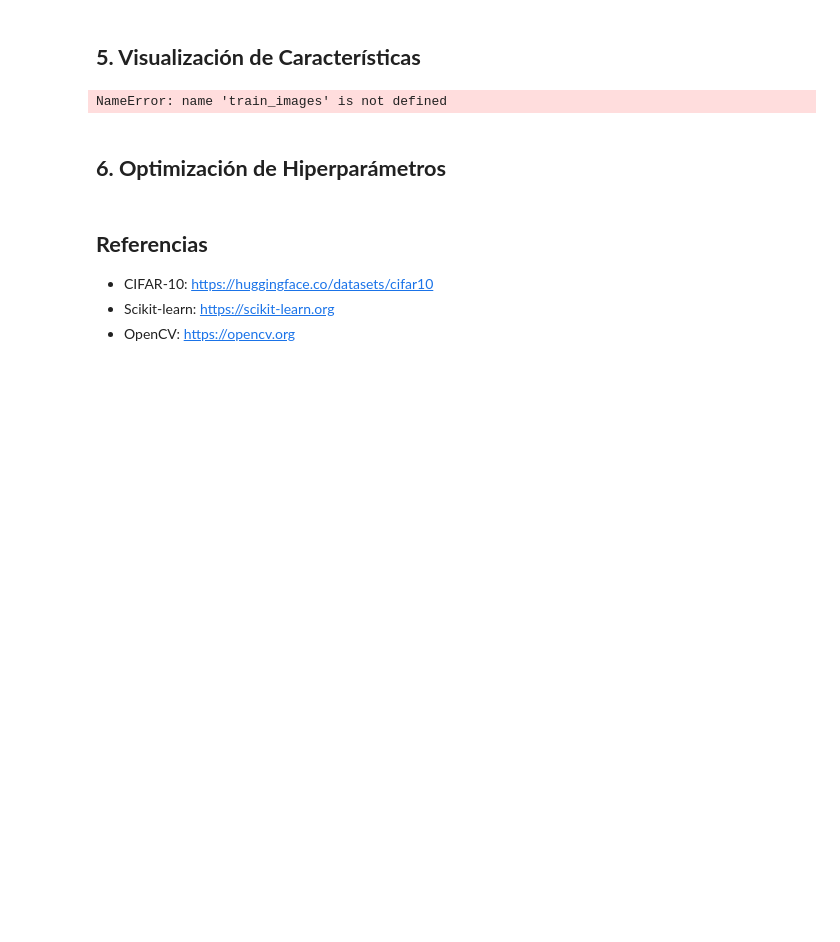
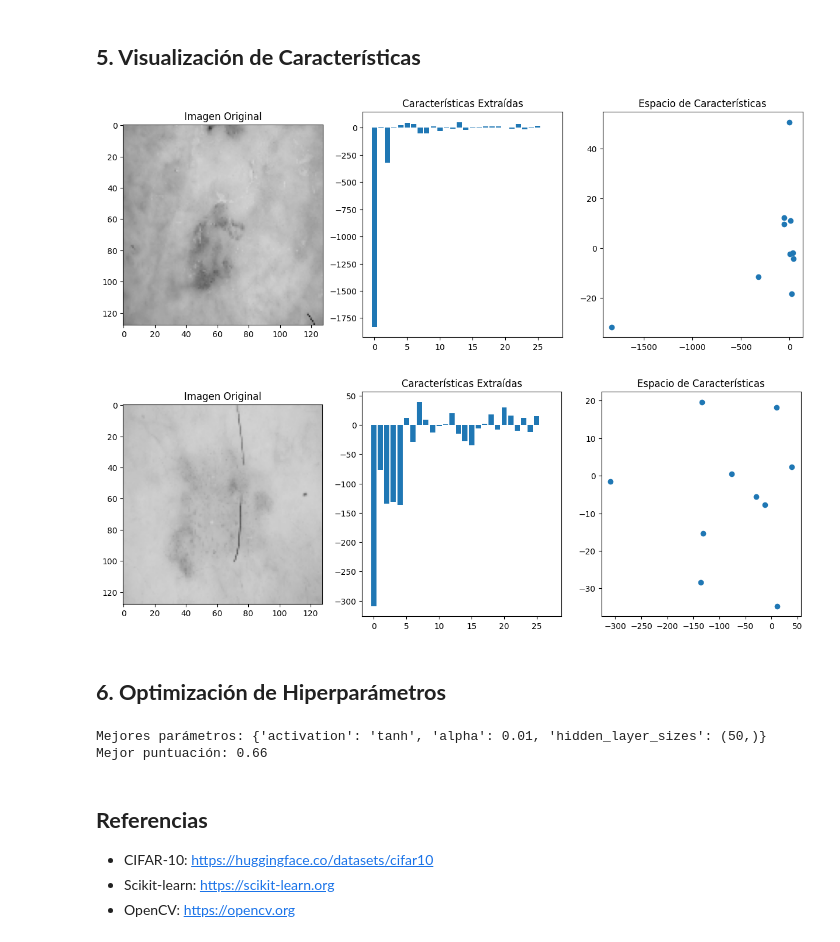
Before and after one commit to Cosijopiii/Artificial-intelligence-Course-2, a Jupyter notebook: ML preprocessing/Preprocessing.ipynb, the cells around one changed output. Drawn from its saved outputs; the diff is of its cells as text; code cells hidden in the pictures; blank space fills up the shorter version.

```diff
--- a/ML preprocessing/Preprocessing.ipynb
+++ b/ML preprocessing/Preprocessing.ipynb
@@ -140,27 +158,28 @@ benign_keratosis-like_lesions       0.29      0.24      0.26       203
 # %%
 # Mostrar ejemplos
 def plot_sample_features(idx):
-    img = train_images[idx]
-    features = X_train[idx]
+    img = skin_dataset["train"]["image"][idx]
+    features = X_medical[idx]
 
     plt.figure(figsize=(15,5))
     plt.subplot(131)
     plt.imshow(img)
     plt.title('Imagen Original')
 
     plt.subplot(132)
     plt.bar(range(len(features)), features)
     plt.title('Características Extraídas')
 
     plt.subplot(133)
     plt.scatter(features[:10], features[10:20])
     plt.title('Espacio de Características')
     plt.show()
 
 plot_sample_features(0)
 plot_sample_features(100)
 # %% [output]
-NameError: name 'train_images' is not defined
+[figure, added]
+[figure, added]
 # %% [markdown]
 ## **6. Optimización de Hiperparámetros**
 # %%
@@ -174,11 +193,14 @@ parameters = {
 }
 
 # Búsqueda en grid
-clf = GridSearchCV(MLPClassifier(max_iter=200), parameters, n_jobs=-1, cv=3)
-clf.fit(X_train, y_train)
+clf = GridSearchCV(MLPClassifier(max_iter=500), parameters, n_jobs=-1, cv=3)
+clf.fit(X_train_med, y_train_med)
 
 print(f"Mejores parámetros: {clf.best_params_}")
 print(f"Mejor puntuación: {clf.best_score_:.2f}")
+# %% [output]
+Mejores parámetros: {'activation': 'tanh', 'alpha': 0.01, 'hidden_layer_sizes': (50,)}
+Mejor puntuación: 0.66
 # %% [markdown]
 ## **Referencias**
 - CIFAR-10: https://huggingface.co/datasets/cifar10
```
Also changed, not shown: parts of 3 cells of this notebook.
